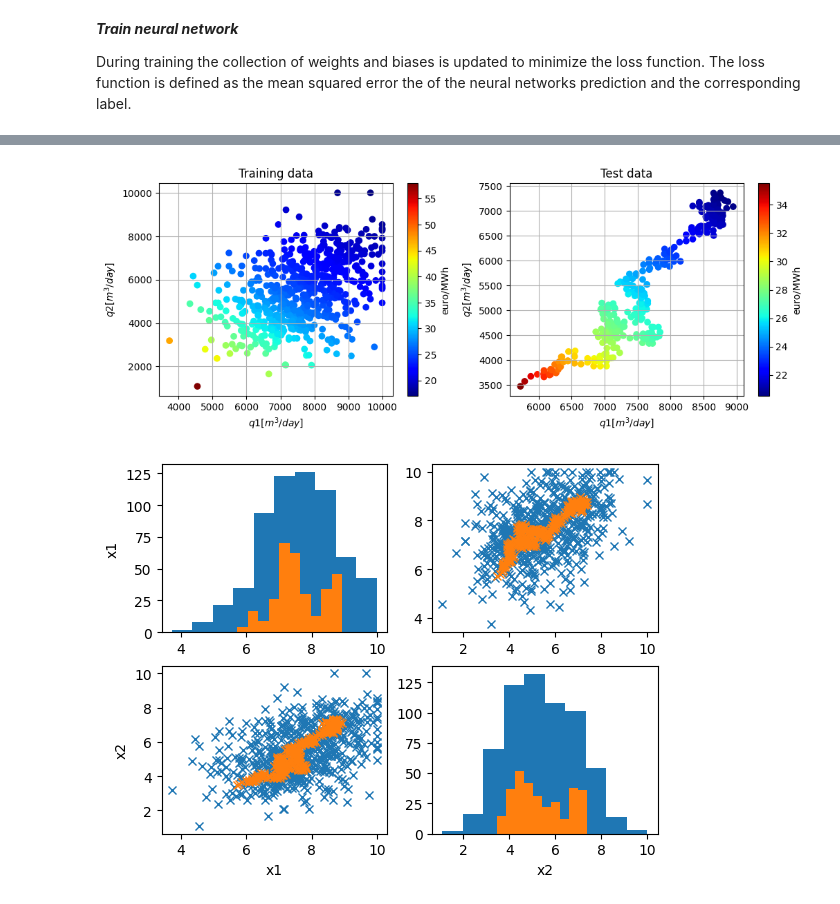
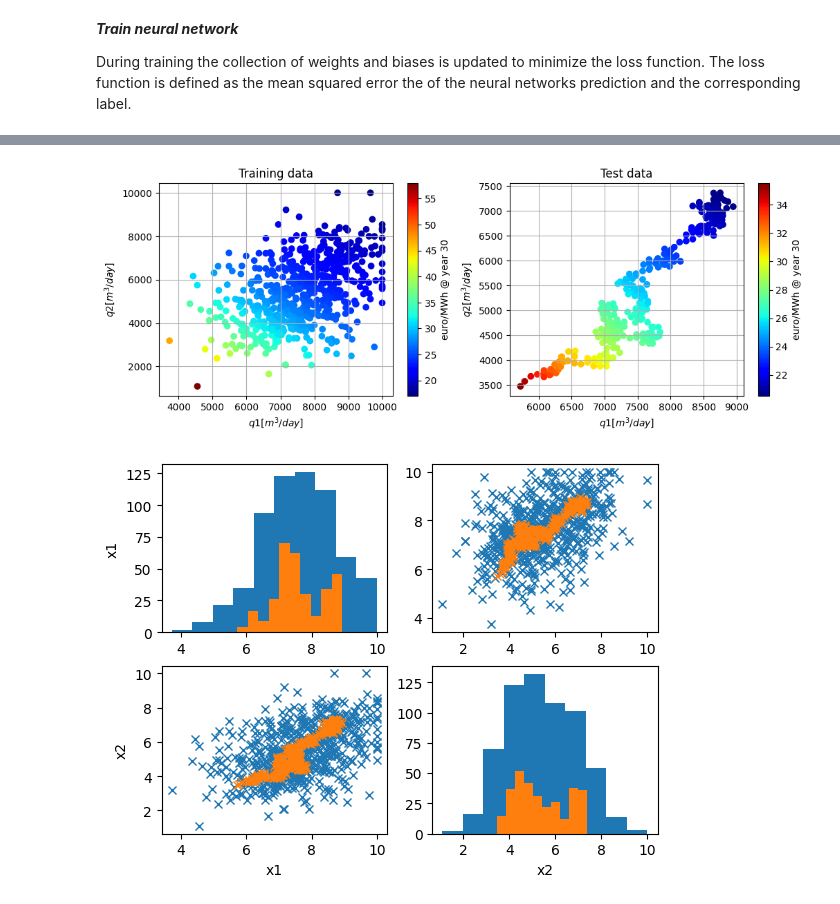
Before and after one commit to George-HM-2021/DGC_Neural_Network, a Jupyter notebook: session5.ipynb, the cells around one changed output, grey strips where cells are left out. Cells and saved outputs as stored; diff of their text form; code cells hidden in the pictures.

```diff
--- a/session5.ipynb
+++ b/session5.ipynb
@@ -634,30 +636,30 @@ In this optimization problem we define the controls as the rates per doublet and
 # %%
 # import training set
 train_x = np.load('session5data/data_x_model2.npy')*1e3 # m3/day
 train_y = np.load('session5data/data_y_model2.npy').reshape(-1,1) # levelized cost of heat euro/MWh
 
 # import test set
 test_x = np.load('session5data/u_2.npy')*1e3 # well rates [INJ1, INJ2] ,  m3/day
 test_y = np.load('session5data/j_2.npy').reshape(-1,1) # levelized cost of heat euro/MWh
 
 plt.figure(figsize = (12,4))
 plt.subplot(1,2,1)
 plt.grid()
 plt.title('Training data')
 c = plt.scatter(train_x[:,0], train_x[:,1], c = train_y, cmap = 'jet')
-plt.colorbar(c, label = 'euro/MWh')
+plt.colorbar(c, label = 'euro/MWh @ year 30')
 plt.xlabel(r'$q1 [m^3/day]$')
 plt.ylabel(r'$q2 [m^3/day]$')
 plt.subplot(1,2,2)
 plt.title('Test data')
 plt.grid()
 c = plt.scatter(test_x[:,0], test_x[:,1], c = test_y, cmap = 'jet')
-plt.colorbar(c, label = 'euro/MWh')
+plt.colorbar(c, label = 'euro/MWh @ year 30')
 plt.xlabel(r'$q1 [m^3/day]$')
 plt.ylabel(r'$q2 [m^3/day]$')
 plt.show()
 # %% [output]
-[figure, old version]
+[figure, new version]
 # %%
 # normalize training data
 #mu = np.mean(train_x, axis = 0)
```
Also changed, not shown: parts of 12 cells of this notebook, 2 other files.
